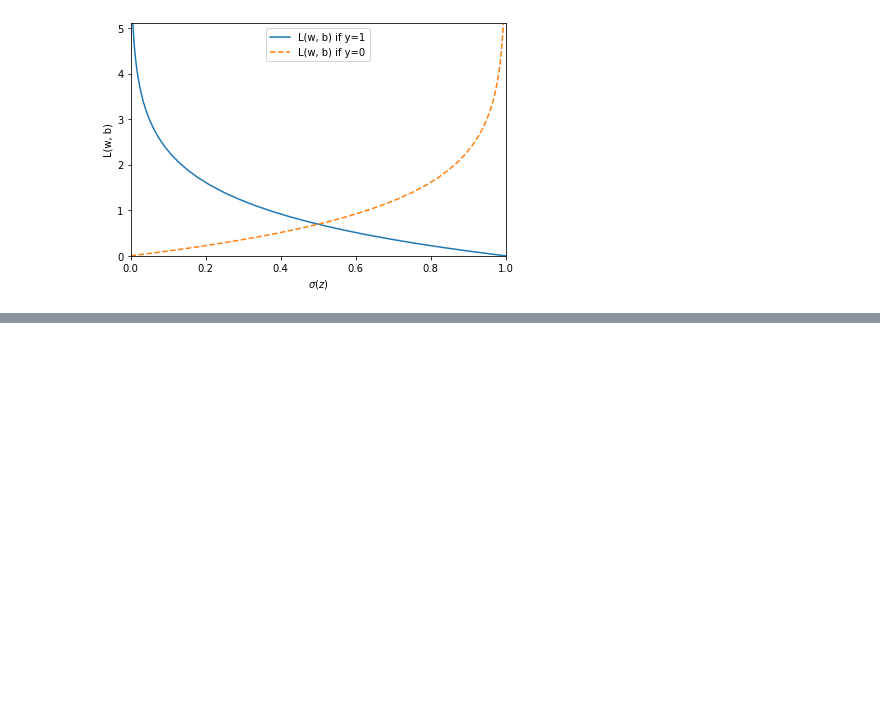
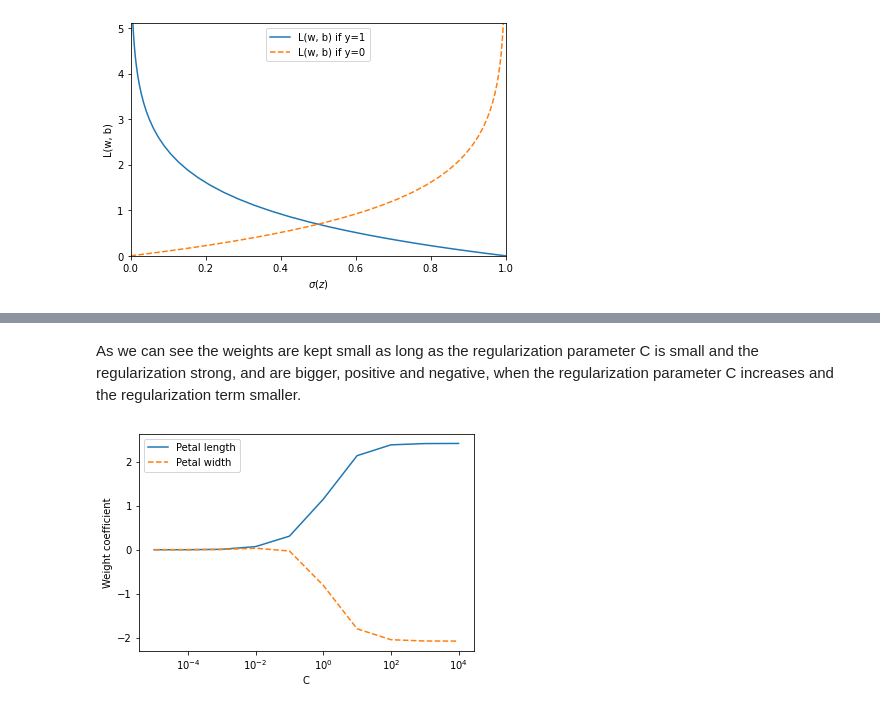
Before and after one commit to luigiselmi/dlwpt_nb, a Jupyter notebook: pml3/logistic_regression.ipynb, the cells around one changed output, grey strips where cells are left out. Cells and saved outputs as stored; diff of their text form; code cells hidden in the pictures; blank space fills up the shorter version.

```diff
--- a/pml3/logistic_regression.ipynb
+++ b/pml3/logistic_regression.ipynb
@@ -218,0 +238,21 @@ plt.show()
+# %%
+weights, params = [], []
+for c in np.arange(-5, 5):
+    lr = LogisticRegression(C=10.**c, multi_class='ovr')
+    lr.fit(X_train_std, y_train)
+    weights.append(lr.coef_[1])
+    params.append(10.**c)
+
+weights = np.array(weights)
+# %% [markdown]
+As we can see the weights are kept small as long as the regularization parameter C is small and the regularization strong, and are bigger, positive and negative, when the regularization parameter C increases and the regularization term smaller.
+# %%
+plt.plot(params, weights[:, 0], label='Petal length')
+plt.plot(params, weights[:, 1], linestyle='--', label='Petal width')
+plt.ylabel('Weight coefficient')
+plt.xlabel('C')
+plt.legend(loc='upper left')
+plt.xscale('log')
+plt.show()
+# %% [output]
+[figure, added]
```
Also changed, not shown: parts of 30 cells of this notebook.
